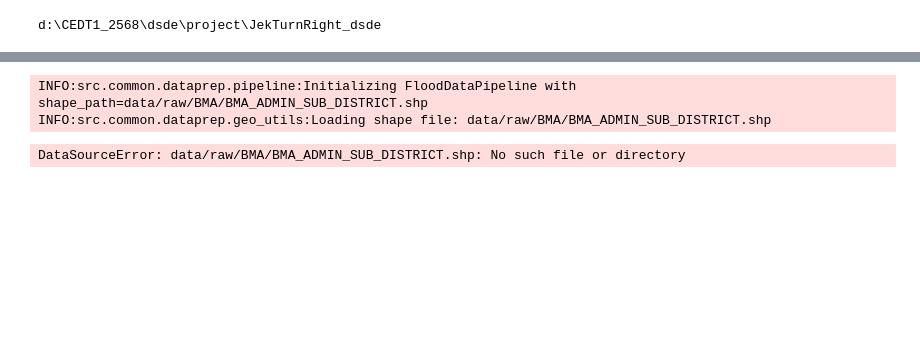
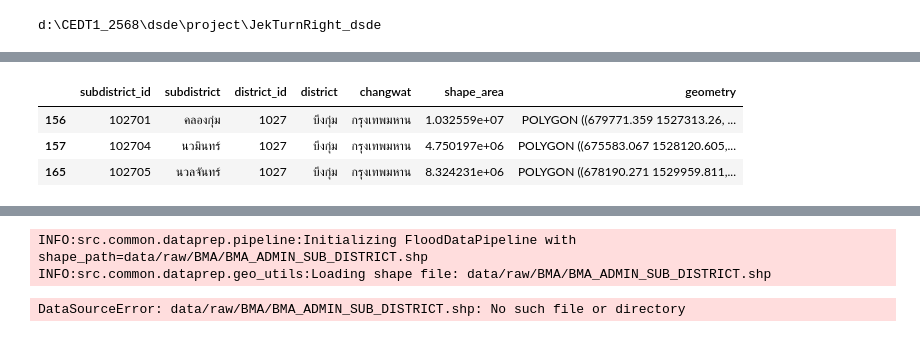
Before and after one commit to wirepecion/JekTurnRight_dsde, a Jupyter notebook: notebooks/merge_scraped_data.ipynb, the cells around one changed output, grey strips where cells are left out. Saved outputs shown, nothing was run; the diff lists cells and outputs as text; code cells hidden in the pictures; blank space fills up the shorter version.

```diff
--- a/notebooks/merge_scraped_data.ipynb
+++ b/notebooks/merge_scraped_data.ipynb
@@ -18,0 +70,8 @@ df = get_cleaned_data(df_path, shape_path)
+# %%
+shp = get_shape_file(shape_path)
+shp[shp['district'].str.contains("บึงกุ่ม")]
+# %% [output]
+|  | subdistrict_id | subdistrict | district_id | district | changwat | shape_area | geometry |
+| 156 | 102701 | คลองกุ่ม | 1027 | บึงกุ่ม | กรุงเทพมหาน | 1.032559e+07 | POLYGON ((679771.359 1527313.26, ... |
+| 157 | 102704 | นวมินทร์ | 1027 | บึงกุ่ม | กรุงเทพมหาน | 4.750197e+06 | POLYGON ((675583.067 1528120.605,... |
+| 165 | 102705 | นวลจันทร์ | 1027 | บึงกุ่ม | กรุงเทพมหาน | 8.324231e+06 | POLYGON ((678190.271 1529959.811,... |
```
Also changed, not shown: parts of 8 cells of this notebook.
